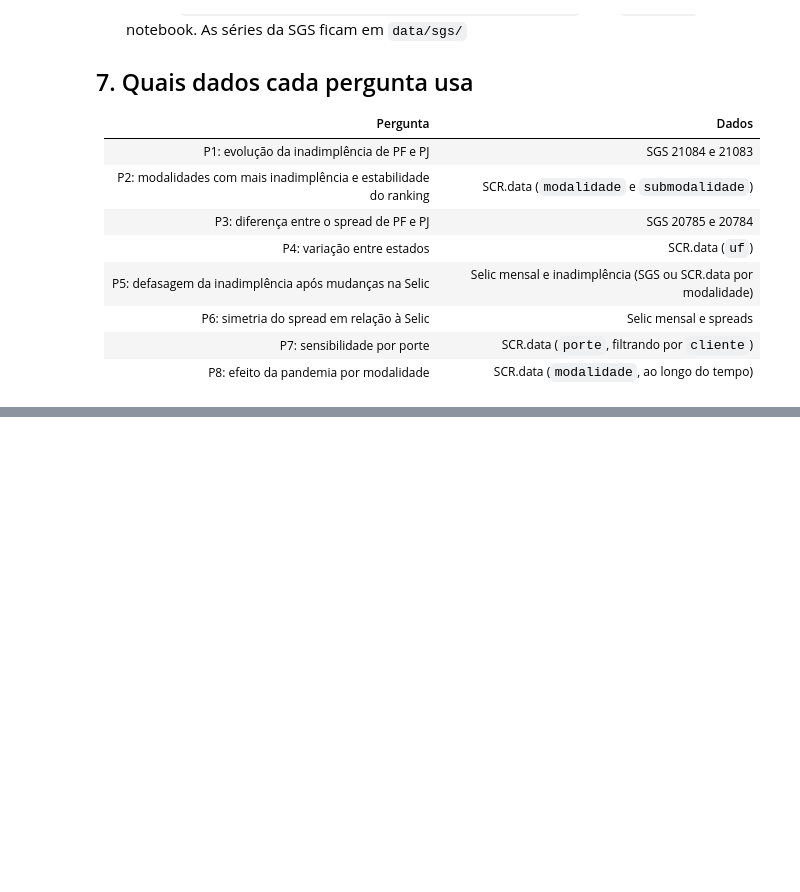
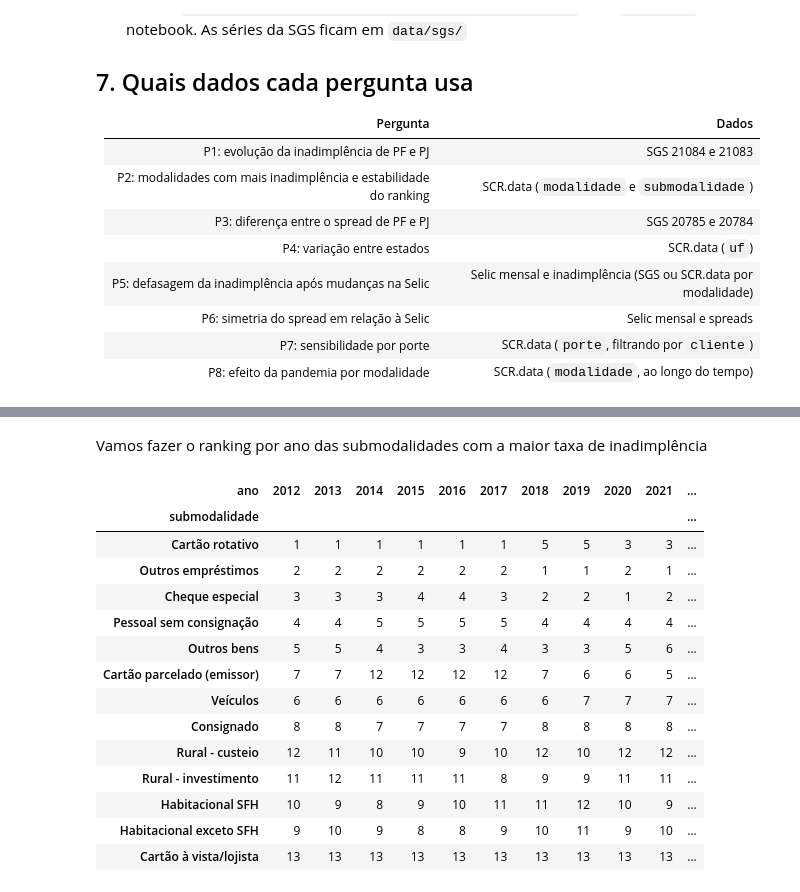
Before and after one commit to JoaoVitor2108/Projeto-AEDV, a Jupyter notebook: analise.ipynb, the cells around one changed output, grey strips where cells are left out. Drawn from its saved outputs; the diff is of its cells as text; code cells hidden in the pictures; blank space fills up the shorter version.

```diff
--- a/analise.ipynb
+++ b/analise.ipynb
@@ -460,0 +798,21 @@ Calculamos, mês a mês, a taxa de inadimplência de PF e de PJ pela SCR.data e
+# %% [markdown]
+Vamos fazer o ranking por ano das submodalidades com a maior taxa de inadimplência
+# %%
+ranking = taxa_curta.rank(axis=1, ascending=False, method="min").astype(int)
+ranking[ordem].T
+# %% [output]
+| ano | 2012 | 2013 | 2014 | 2015 | 2016 | 2017 | 2018 | 2019 | 2020 | 2021 | ... |
+| submodalidade |  |  |  |  |  |  |  |  |  |  | ... |
+| Cartão rotativo | 1 | 1 | 1 | 1 | 1 | 1 | 5 | 5 | 3 | 3 | ... |
+| Outros empréstimos | 2 | 2 | 2 | 2 | 2 | 2 | 1 | 1 | 2 | 1 | ... |
+| Cheque especial | 3 | 3 | 3 | 4 | 4 | 3 | 2 | 2 | 1 | 2 | ... |
+| Pessoal sem consignação | 4 | 4 | 5 | 5 | 5 | 5 | 4 | 4 | 4 | 4 | ... |
+| Outros bens | 5 | 5 | 4 | 3 | 3 | 4 | 3 | 3 | 5 | 6 | ... |
+| Cartão parcelado (emissor) | 7 | 7 | 12 | 12 | 12 | 12 | 7 | 6 | 6 | 5 | ... |
+| Veículos | 6 | 6 | 6 | 6 | 6 | 6 | 6 | 7 | 7 | 7 | ... |
+| Consignado | 8 | 8 | 7 | 7 | 7 | 7 | 8 | 8 | 8 | 8 | ... |
+| Rural - custeio | 12 | 11 | 10 | 10 | 9 | 10 | 12 | 10 | 12 | 12 | ... |
+| Rural - investimento | 11 | 12 | 11 | 11 | 11 | 8 | 9 | 9 | 11 | 11 | ... |
+| Habitacional SFH | 10 | 9 | 8 | 9 | 10 | 11 | 11 | 12 | 10 | 9 | ... |
+| Habitacional exceto SFH | 9 | 10 | 9 | 8 | 8 | 9 | 10 | 11 | 9 | 10 | ... |
+| Cartão à vista/lojista | 13 | 13 | 13 | 13 | 13 | 13 | 13 | 13 | 13 | 13 | ... |
```
Also changed, not shown: parts of 29 cells of this notebook.
